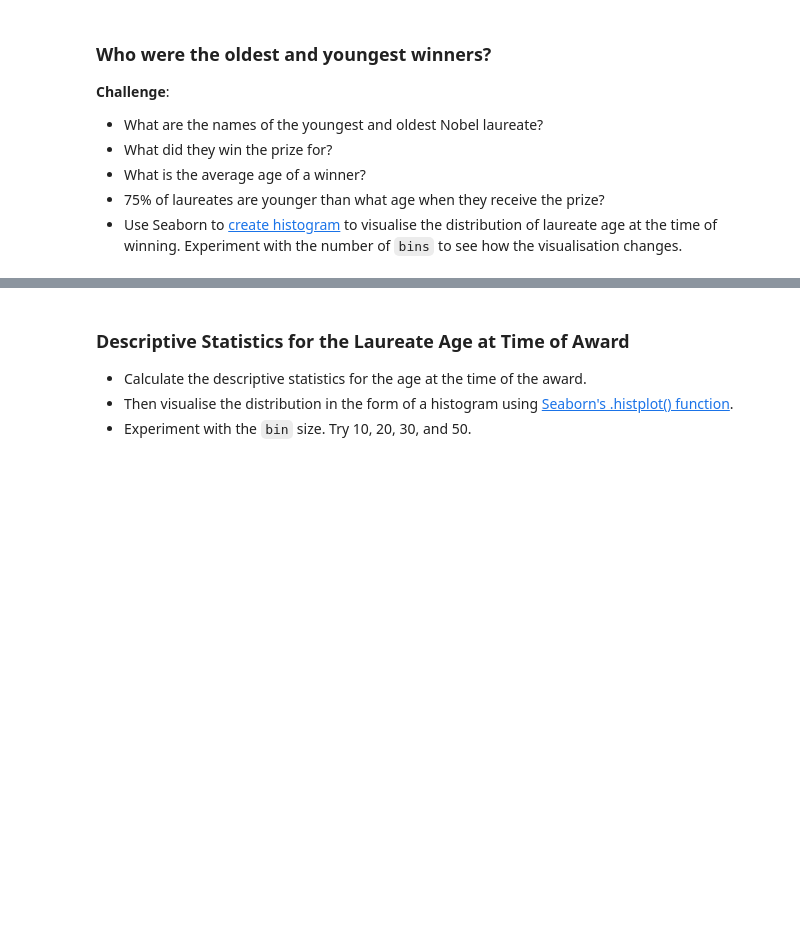
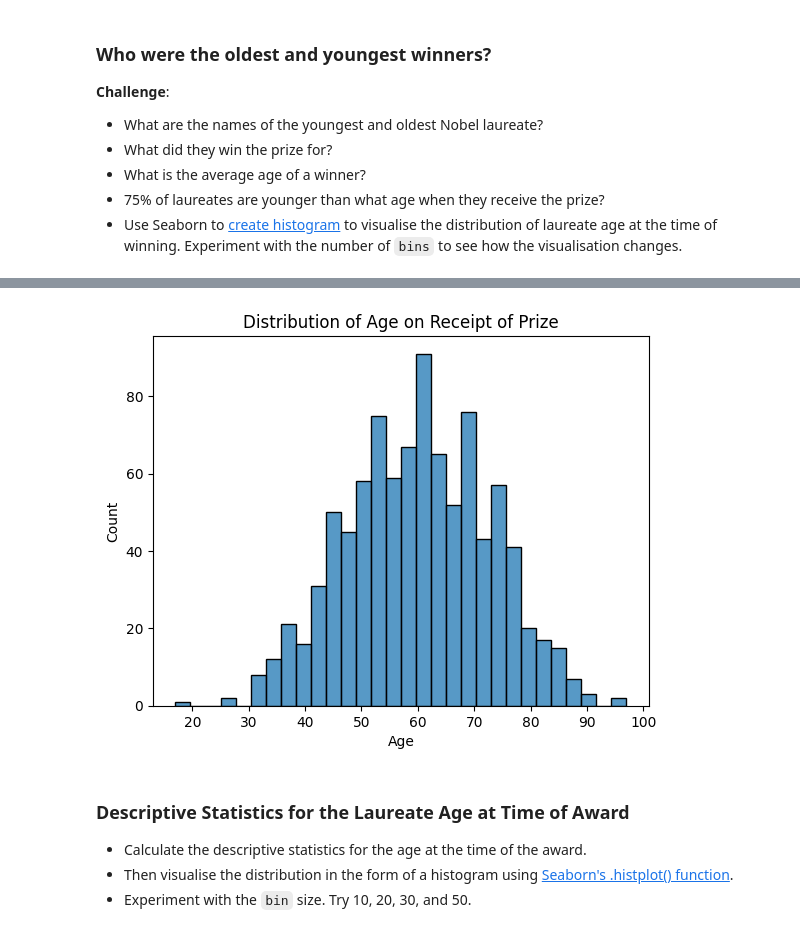
Before and after one commit to LegradiK/nobel_prize_laureates_plotly_matplotlib_seaborn, a Jupyter notebook: Nobel_Prize_Analysis.ipynb, the cells around one changed output, grey strips where cells are left out. Drawn from its saved outputs; the diff is of its cells as text; code cells hidden in the pictures; blank space fills up the shorter version.

```diff
--- a/Nobel_Prize_Analysis.ipynb
+++ b/Nobel_Prize_Analysis.ipynb
@@ -995,3 +1043,5 @@ How Old Are the Laureates When the Win the Prize?
+# %%
+df_data['winning_age'] = (df_data['year'] - df_data['birth_date'].dt.year).astype('Int64')
 # %% [markdown]
 ### Who were the oldest and youngest winners?
 
@@ -1004,3 +1091,12 @@ How Old Are the Laureates When the Win the Prize?
+# %%
+sns.histplot(data=df_data,
+             x='winning_age',
+             bins=30)
+plt.xlabel('Age')
+plt.title('Distribution of Age on Receipt of Prize')
+plt.show()
+# %% [output]
+[figure, added]
 # %% [markdown]
 ### Descriptive Statistics for the Laureate Age at Time of Award
 
```
Also changed, not shown: parts of 21 cells of this notebook.
